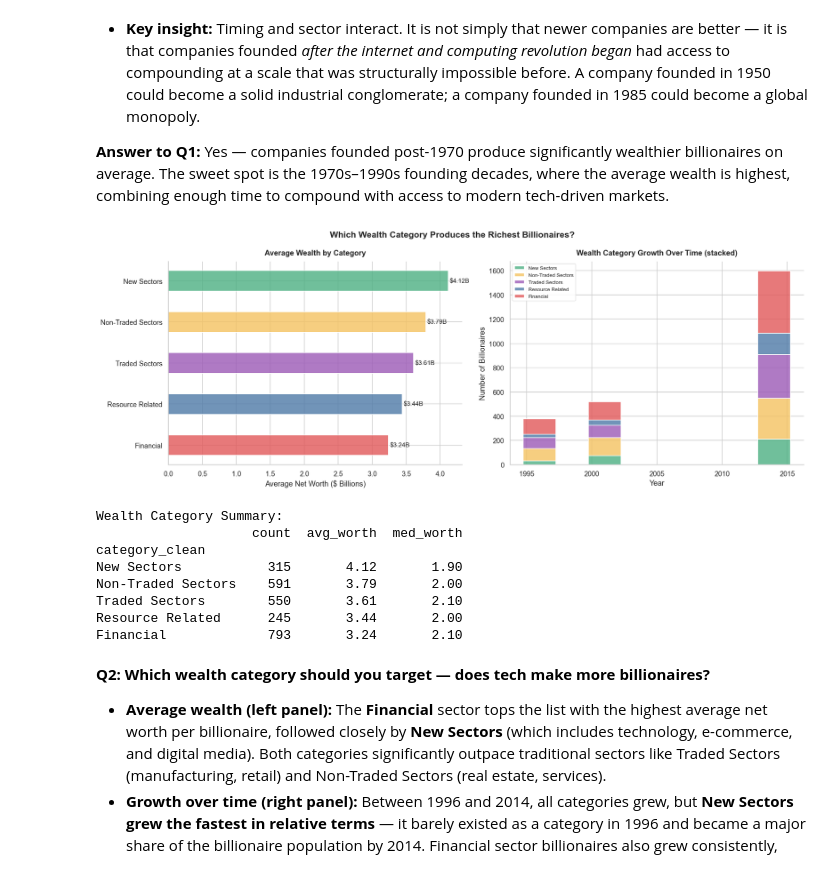
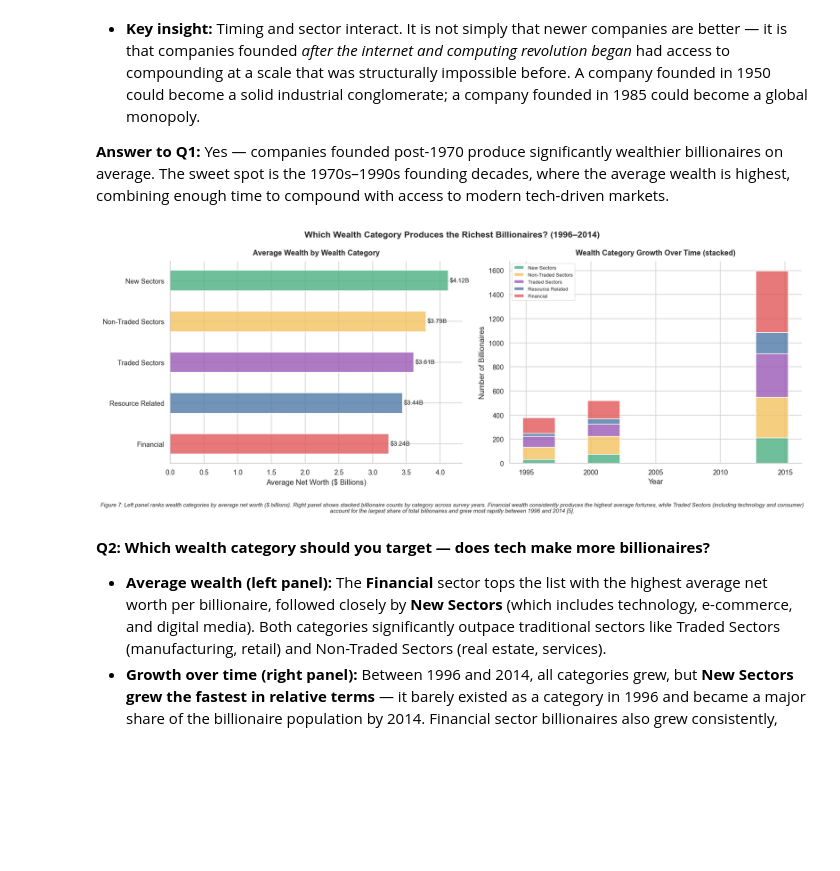
Before and after one commit to suhani-pandey/Final-Assignment_SocialDataVisualization, a Jupyter notebook: Final assignemnt.ipynb, the cells around one changed output. Cells and saved outputs as stored; diff of their text form; code cells hidden in the pictures; blank space fills up the shorter version.

```diff
--- a/Final assignemnt.ipynb
+++ b/Final assignemnt.ipynb
@@ -1339,48 +1424,46 @@ df_h['category_clean'] = df_h['wealth_category'].apply(
 )
 
 cat_stats = df_h.groupby('category_clean').agg(
     count=('worth_b','count'), avg_worth=('worth_b','mean'), med_worth=('worth_b','median')
 ).round(2).sort_values('avg_worth', ascending=False)
 
 fig, axes = plt.subplots(1, 2, figsize=(16, 6))
-fig.suptitle('Which Wealth Category Produces the Richest Billionaires?', fontsize=14)
-
 cat_pal = [GREEN, GOLD, PURPLE, BLUE, RED]
 cat_order = cat_stats.index.tolist()
 
 axes[0].barh(cat_order[::-1], cat_stats['avg_worth'][::-1],
              color=[c+'cc' for c in cat_pal[::-1]], height=0.5)
 for bar, v in zip(axes[0].patches, cat_stats['avg_worth'][::-1]):
     axes[0].text(v+0.02, bar.get_y()+bar.get_height()/2, f'${v:.2f}B', va='center', fontsize=10)
 axes[0].set_xlabel('Average Net Worth ($ Billions)')
-axes[0].set_title('Average Wealth by Category')
+axes[0].set_title('Average Wealth by Wealth Category')
 
 # Category growth over time
 cat_year = df_h.groupby(['year','category_clean']).size().unstack(fill_value=0)
 cat_year = cat_year[[c for c in cat_order if c in cat_year.columns]]
 bottom = np.zeros(len(cat_year))
 for cat, color in zip(cat_year.columns, cat_pal):
     axes[1].bar(cat_year.index, cat_year[cat], bottom=bottom, label=cat,
                 color=color+'cc', width=2.5)
     bottom += cat_year[cat].values
-axes[1].set_xlabel('Year'); axes[1].set_ylabel('Number of Billionaires')
+axes[1].set_xlabel('Year')
+axes[1].set_ylabel('Number of Billionaires')
 axes[1].set_title('Wealth Category Growth Over Time (stacked)')
 axes[1].legend(fontsize=8)
 
+fig.suptitle('Which Wealth Category Produces the Richest Billionaires? (1996–2014)',
+             fontsize=14, fontweight='bold')
+fig.text(0.5, -0.03,
+    'Figure 7: Left panel ranks wealth categories by average net worth ($ billions). '
+    'Right panel shows stacked billionaire counts by category across survey years. '
+    'Financial wealth consistently produces the highest average fortunes, while '
+    'Traded Sectors (including technology and consumer) account for the largest share '
+    'of total billionaires and grew most rapidly between 1996 and 2014 [5].',
+    ha='center', va='top', fontsize=9, style='italic', wrap=True)
 plt.tight_layout()
 plt.show()
-print("Wealth Category Summary:")
-print(cat_stats.to_string())
 # %% [output]
-[figure, old version]
+[figure, new version]
-Wealth Category Summary:
-                    count  avg_worth  med_worth
-category_clean
-New Sectors           315       4.12       1.90
-Non-Traded Sectors    591       3.79       2.00
-Traded Sectors        550       3.61       2.10
-Resource Related      245       3.44       2.00
-Financial             793       3.24       2.10
 # %% [markdown]
 **Q2: Which wealth category should you target — does tech make more billionaires?**
 
```
Also changed, not shown: parts of 27 cells of this notebook, 5 other files.
